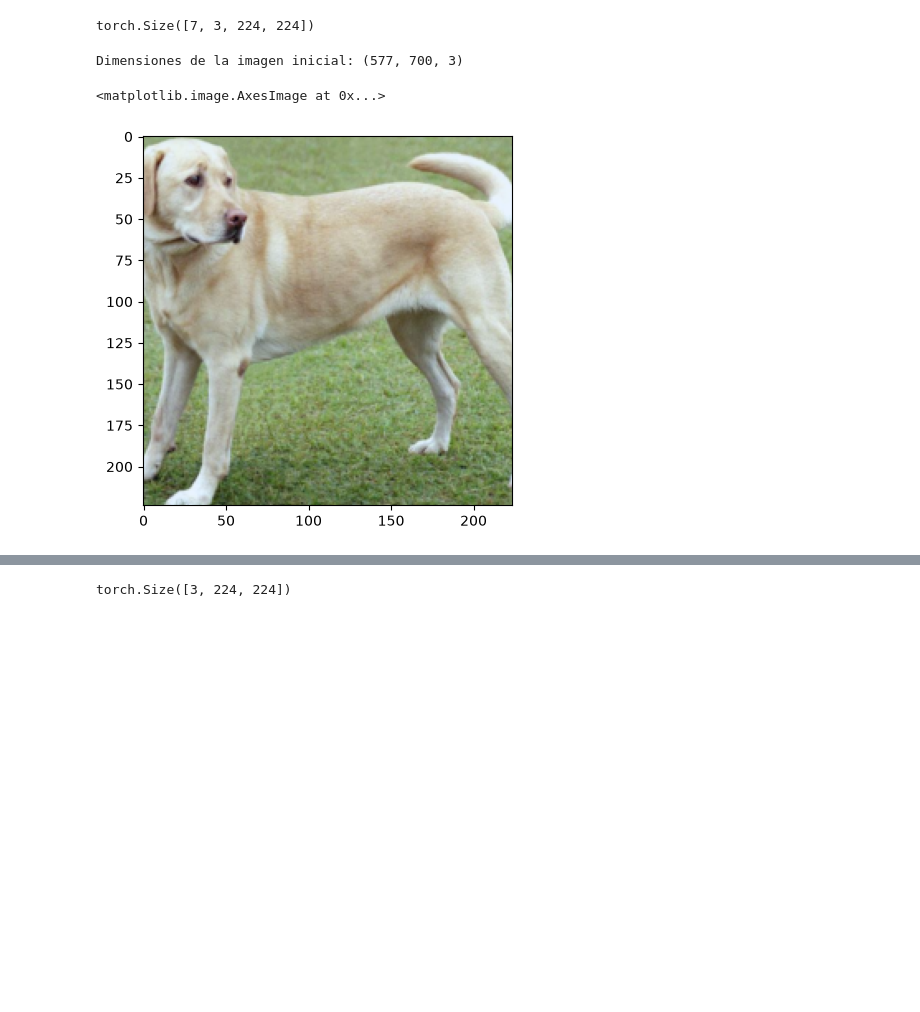
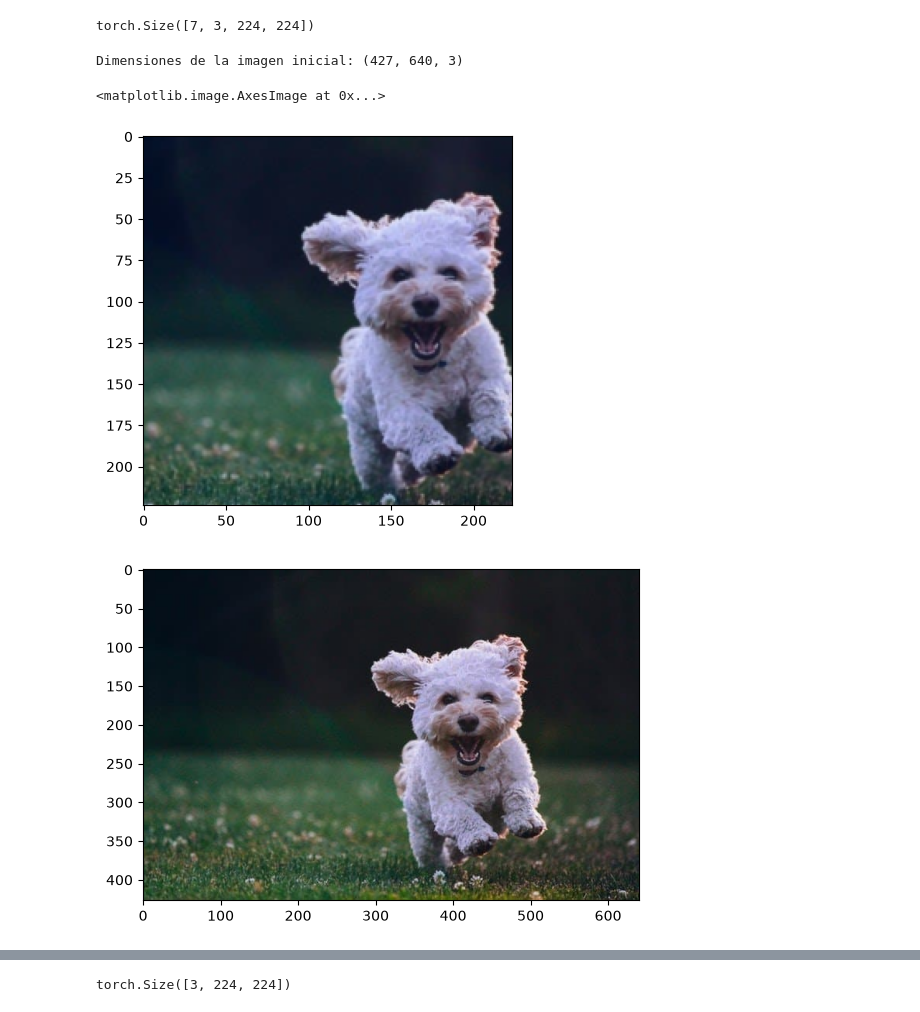
Before and after one commit to robertohincapie/Curso_MineriaMultimedia, a Jupyter notebook: Unidad 2/carga_tranformaciones.ipynb, the cells around one changed output, grey strips where cells are left out. Drawn from its saved outputs; the diff is of its cells as text; code cells hidden in the pictures; blank space fills up the shorter version.

```diff
--- a/Unidad 2/carga_tranformaciones.ipynb
+++ b/Unidad 2/carga_tranformaciones.ipynb
@@ -54,15 +70,19 @@ print(batch_t.shape)
 # %% [output]
 torch.Size([7, 3, 224, 224])
 # %%
-print('Dimensiones de la imagen inicial:',np.asarray(imagenes[0]).shape)
-xi=transform(imagenes[0])
+i=4
+print('Dimensiones de la imagen inicial:',np.asarray(imagenes[i]).shape)
+xi=transform(imagenes[i])
 img=xi.permute(1,2,0).numpy()
 img2= (img - img.min()) / (img.max() - img.min())
 plt.imshow(img2)
+plt.figure()
+plt.imshow(imagenes[i])
 # %% [output]
-Dimensiones de la imagen inicial: (577, 700, 3)
+Dimensiones de la imagen inicial: (427, 640, 3)
 <matplotlib.image.AxesImage at 0x...>
-[figure, old version]
+[figure, new version]
+[figure, added]
 # %%
 # Ensayemos otras transformaciones de imágenes, como rotación, volteo, etc.
 # Estas las puede encontrar en la documentación de PIL, en la sección de Image Transformations.
```
Also changed, not shown: parts of 7 cells of this notebook, 1 other file.
